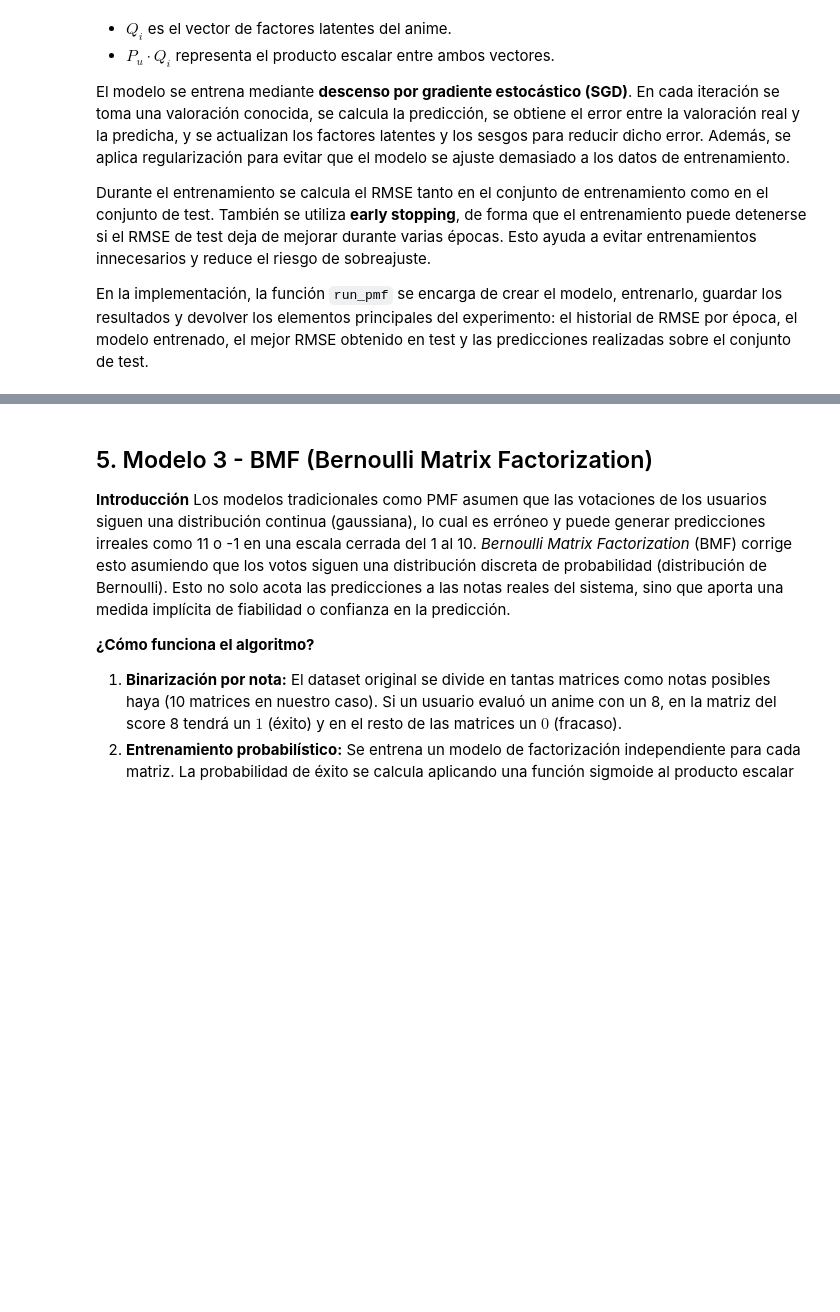
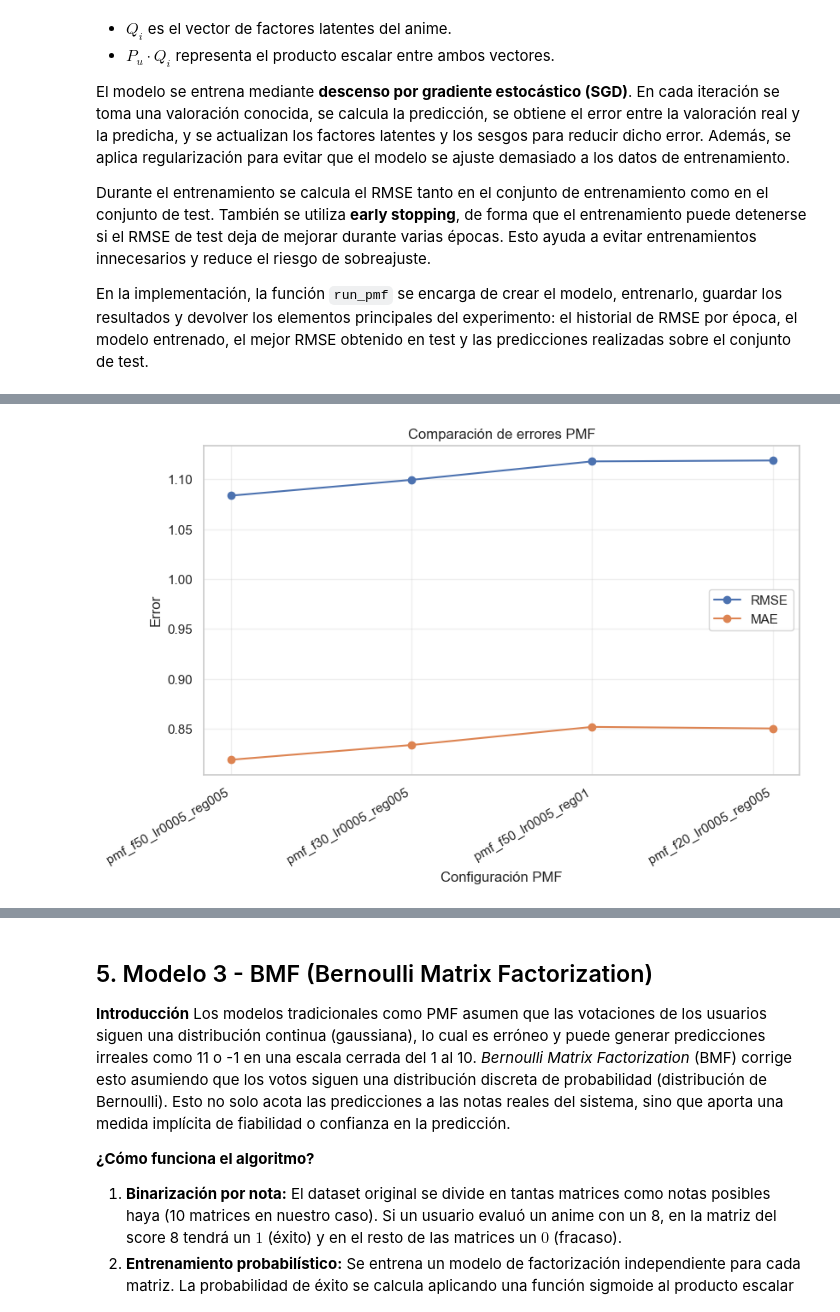
Before and after one commit to aiambo08/anime-recommendation, a Jupyter notebook: anime.ipynb, the cells around one changed output, grey strips where cells are left out. Drawn from its saved outputs; the diff is of its cells as text; code cells hidden in the pictures; blank space fills up the shorter version.

```diff
--- a/anime.ipynb
+++ b/anime.ipynb
@@ -432,0 +501,15 @@ La mejor configuración obtenida fue `n_factors=50`, `lr=0.005`, `reg=0.05`, `ep
+# %%
+df_resumen_pmf = df_tuning_pmf.sort_values("RMSE").copy()
+
+df_resumen_pmf[[
+    "experimento",
+    "n_factors",
+    "lr",
+    "reg",
+    "epochs",
+    "patience",
+    "RMSE",
+    "MAE",
+    "Precision@10",
+    "nDCG@10"
+]]
@@ -432,0 +522,28 @@ La mejor configuración obtenida fue `n_factors=50`, `lr=0.005`, `reg=0.05`, `ep
+# %%
+df_plot = df_resumen_pmf.sort_values("RMSE").copy()
+
+plt.figure(figsize=(9, 5))
+
+plt.plot(
+    df_plot["experimento"],
+    df_plot["RMSE"],
+    marker="o",
+    label="RMSE"
+)
+
+plt.plot(
+    df_plot["experimento"],
+    df_plot["MAE"],
+    marker="o",
+    label="MAE"
+)
+
+plt.xlabel("Configuración PMF")
+plt.ylabel("Error")
+plt.title("Comparación de errores PMF")
+plt.xticks(rotation=30, ha="right")
+plt.legend()
+plt.grid(True, alpha=0.3)
+plt.show()
+# %% [output]
+[figure, added]
```
Also changed, not shown: parts of 13 cells of this notebook, 4 other files.
